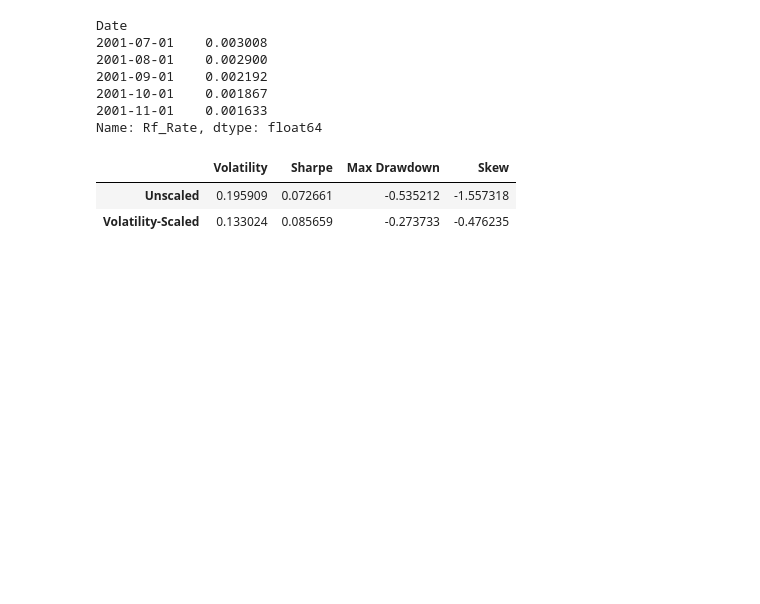
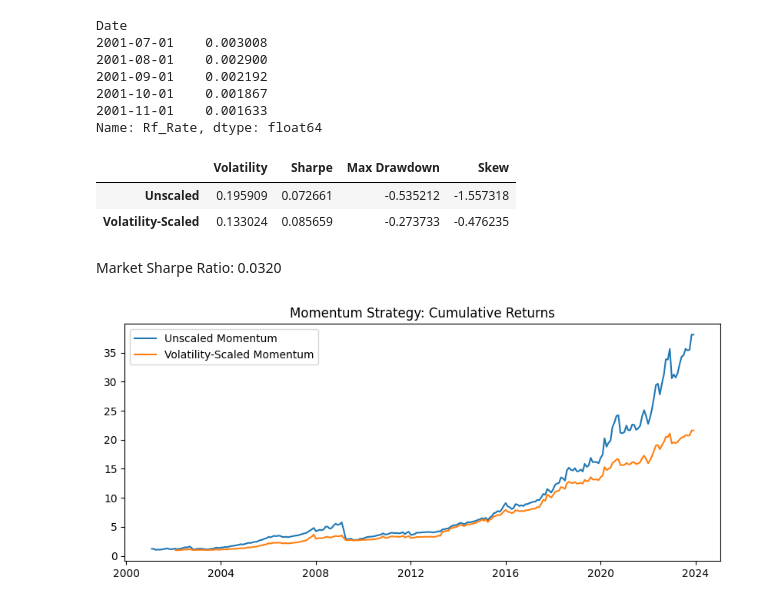
Before and after one commit to BlueSky2407/jegadeesh-titman-momentum, a Jupyter notebook: results/volatility_scaling.ipynb, the cells around one changed output. Drawn from its saved outputs; the diff is of its cells as text; code cells hidden in the pictures; blank space fills up the shorter version.

```diff
--- a/results/volatility_scaling.ipynb
+++ b/results/volatility_scaling.ipynb
@@ -76,3 +76,17 @@ comparison_table
 |  | Volatility | Sharpe | Max Drawdown | Skew |
 | Unscaled | 0.195909 | 0.072661 | -0.535212 | -1.557318 |
 | Volatility-Scaled | 0.133024 | 0.085659 | -0.273733 | -0.476235 |
+# %% [markdown]
+Market Sharpe Ratio: 0.0320
+# %%
+cum_unscaled = cumulative_returns(momentum_returns)
+cum_scaled = cumulative_returns(scaled_momentum_portfolio)
+
+plt.figure(figsize=(10, 4))
+plt.plot(cum_unscaled, label="Unscaled Momentum")
+plt.plot(cum_scaled, label="Volatility-Scaled Momentum")
+plt.legend()
+plt.title("Momentum Strategy: Cumulative Returns")
+plt.show()
+# %% [output]
+[figure, added]
```
Also changed, not shown: parts of 1 cell of this notebook, 1 other file.
